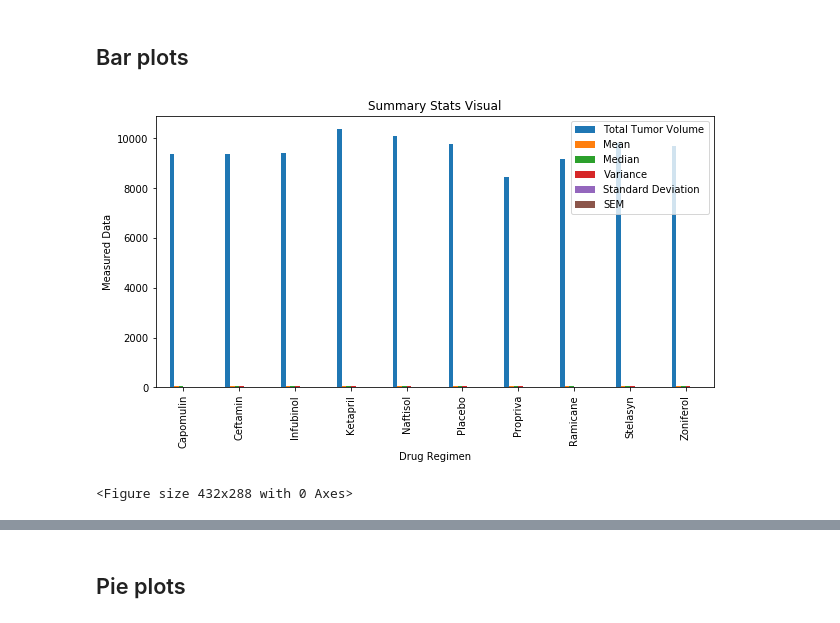
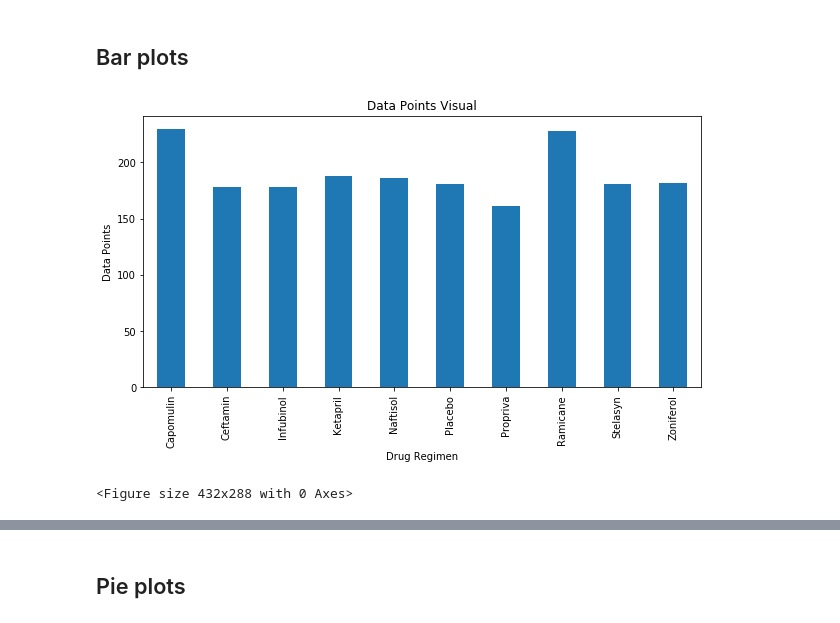
Before and after one commit to BaouleSama/Drug_Study_Analysis, a Jupyter notebook: Pymaceuticals/pymaceuticals_starter.ipynb, the cells around one changed output, grey strips where cells are left out. Cells and saved outputs as stored; diff of their text form; code cells hidden in the pictures.

Commit message:
Update data

```diff
--- a/Pymaceuticals/pymaceuticals_starter.ipynb
+++ b/Pymaceuticals/pymaceuticals_starter.ipynb
@@ -115,0 +103,4 @@ summary_stats
+# %%
+#Groupby drug regimen with .count and mouse id to determine the datapoints
+regimen_data_points = merge_data.groupby(["Drug Regimen"]).count()["Mouse ID"]
+regimen_data_points
@@ -117,17 +121,16 @@ summary_stats
 ## Bar plots
 # %%
 # Generate a bar plot showing number of data points for each treatment regimen using pandas
-summary_stats.plot(kind="bar", figsize=(10,5))
-
+regimen_data_points.plot(kind="bar", figsize=(10,5))
 
 #set chart title
-plt.title("Summary Stats Visual")
+plt.title("Data Points Visual")
 plt.xlabel("Drug Regimen")
-plt.ylabel("Measured Data")
+plt.ylabel("Data Points")
 
 #show chart and set layout
 plt.show()
 plt.tight_layout()
 # %% [output]
-[figure, old version]
+[figure, new version]
 <Figure size 432x288 with 0 Axes>
```
Also changed, not shown: parts of 7 cells of this notebook.
